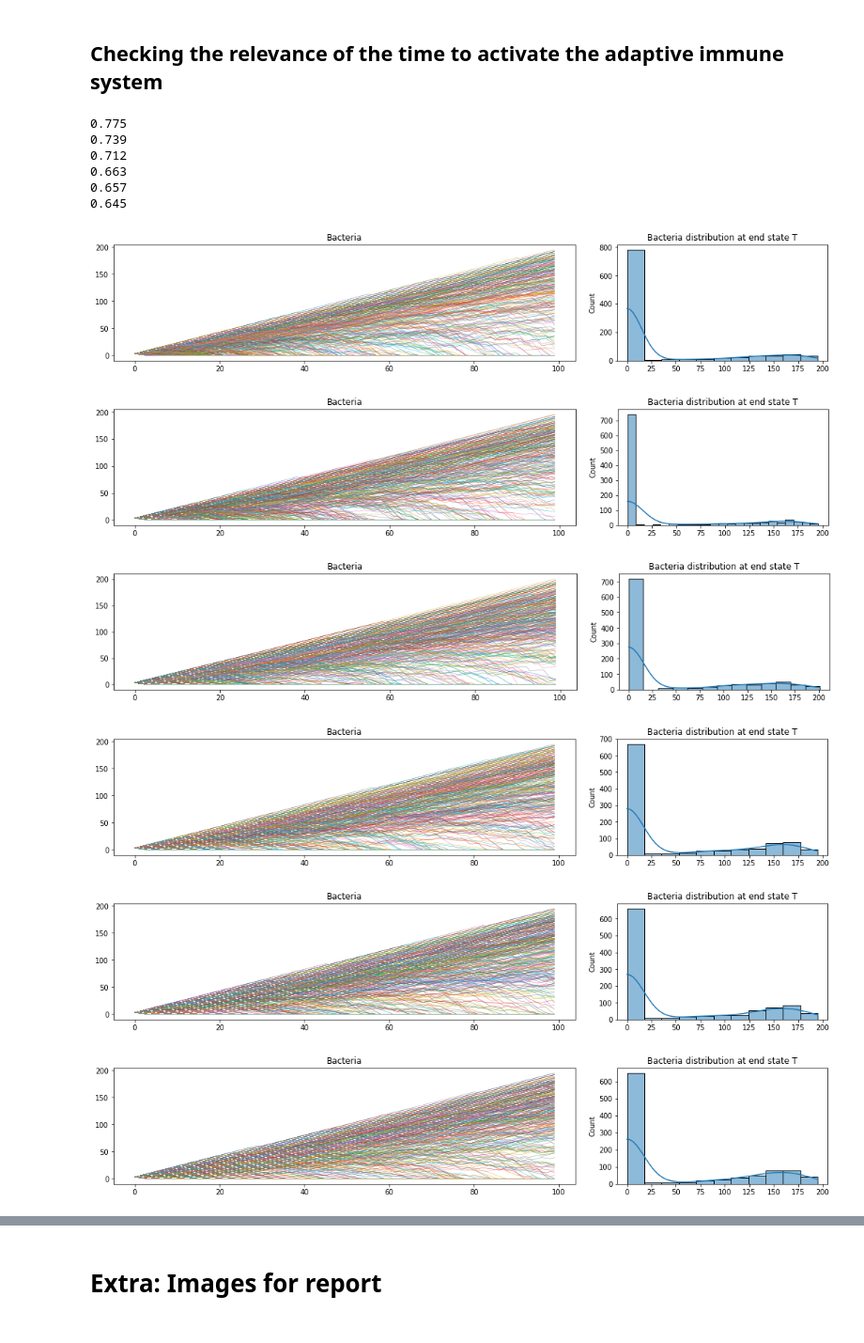
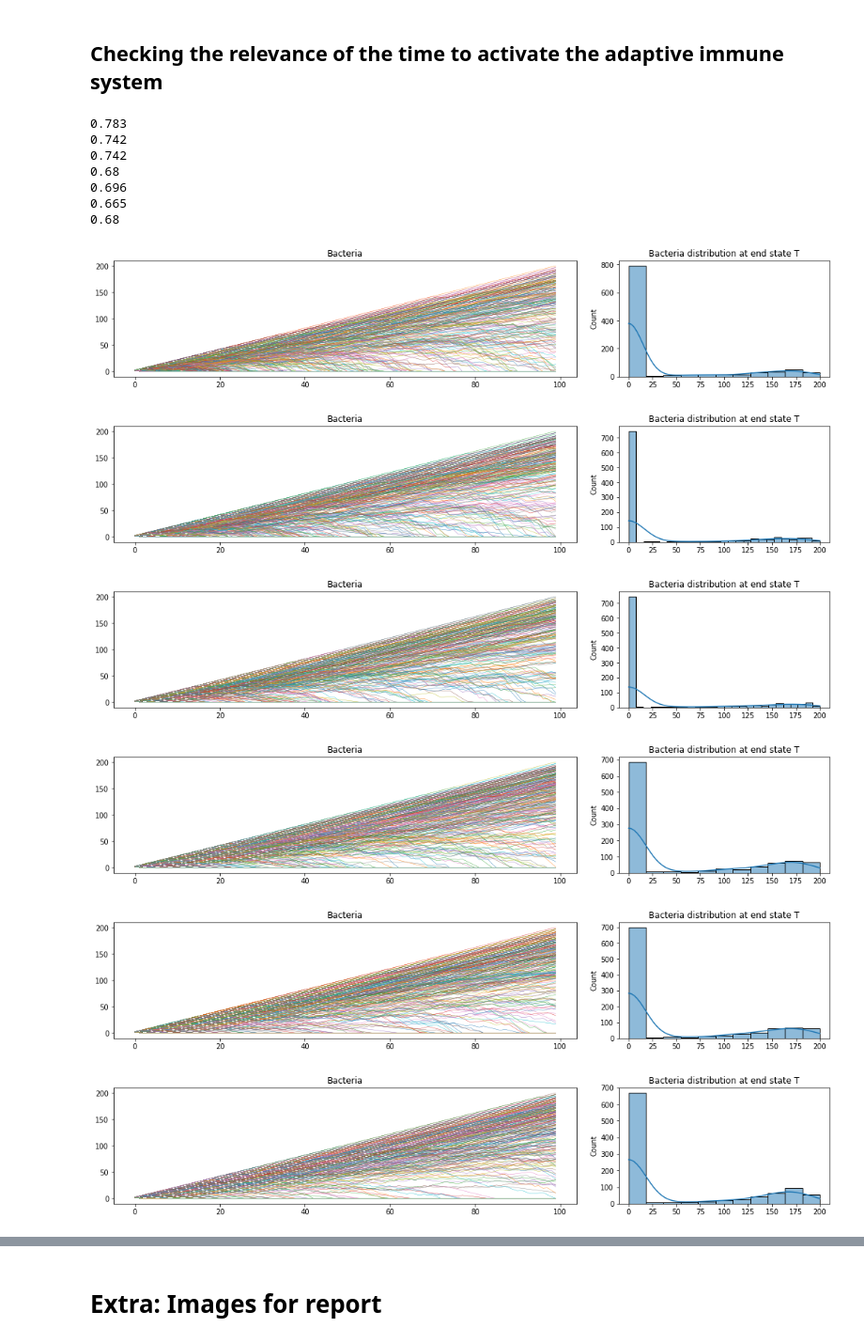
Before and after one commit to gabrielraya/immune-system, a Jupyter notebook: Project.ipynb, the cells around one changed output, grey strips where cells are left out. Shown at 94% size. Saved outputs shown, nothing was run; the diff lists cells and outputs as text; code cells hidden in the pictures.

```diff
--- a/Project.ipynb
+++ b/Project.ipynb
@@ -273,27 +273,28 @@ Here, we can explore several properties
 # %%
 # fix parameters
 n=1000
 T=100
 
 # create an instance of the initial state of the system
-init_state_bacteria = init_state(lambda_ = 3)
+# init_state_bacteria = init_state(lambda_ = 3)
 
 # number of simulations
-ts_ads = [1, 5, 10, 15, 20, 25]
+ts_ads = [1, 5, 10, 15, 20, 25,30]
 
 for ts in ts_ads:
     paths = run_simulations(n, init_state_bacteria, BacteriaInfection, m=1, n_=1, bf=2, delay_ads=ts, T=100, exp_name="exp3", fig_dir=fig_dir)
     print((len(paths) - np.count_nonzero(paths))/n)
 # %% [output]
-0.775
-0.739
-0.712
-0.663
-0.657
-0.645
+0.783
+0.742
+0.742
+0.68
+0.696
+0.665
+0.68
-[figure, old version]
+[figure, new version]
-[figure, old version]
+[figure, new version]
-[figure, old version]
+[figure, new version]
-[figure, old version]
+[figure, new version]
-[figure, old version]
+[figure, new version]
-[figure, old version]
+[figure, new version]
```
Also changed, not shown: parts of 12 cells of this notebook, 1 other file.
